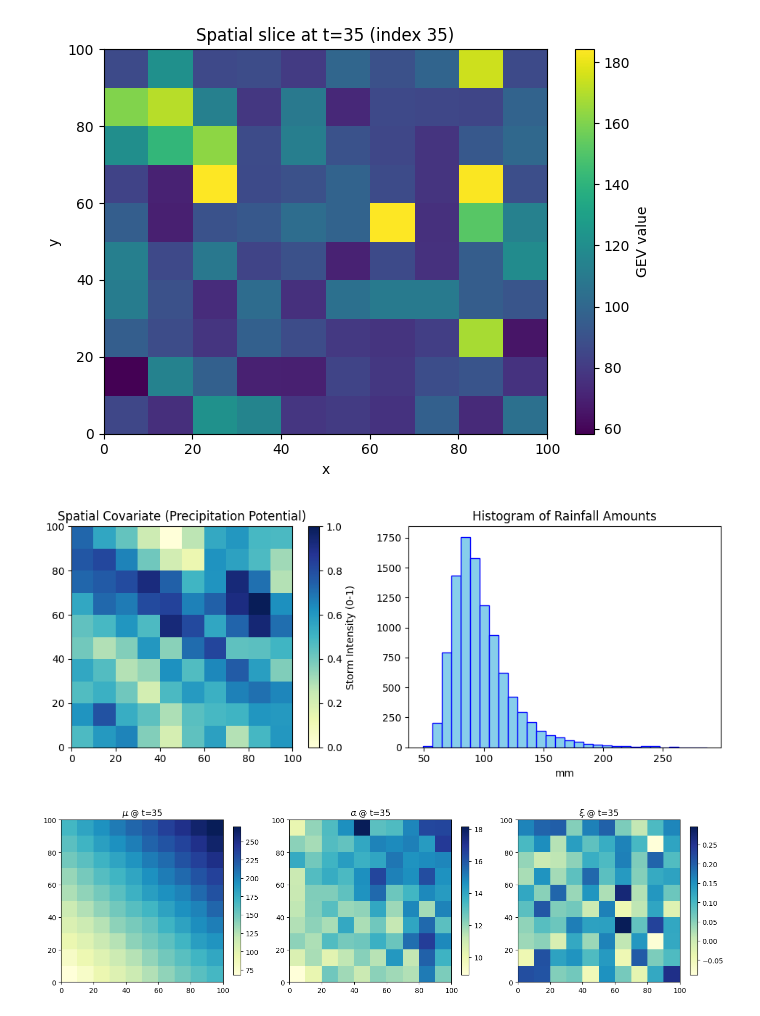
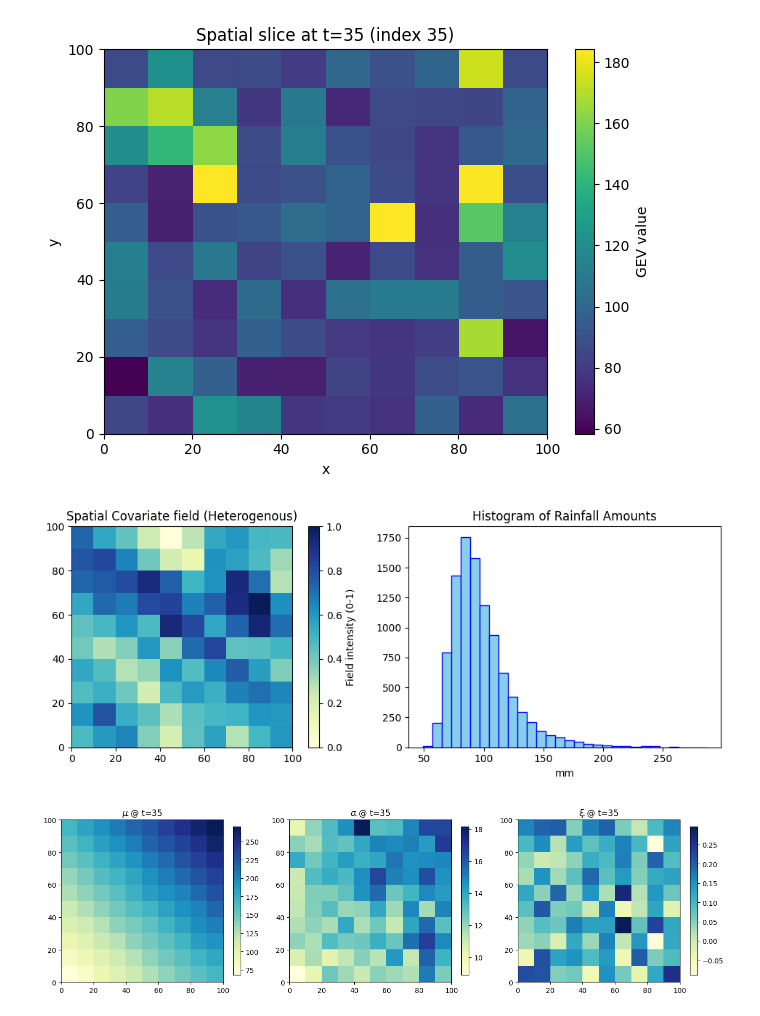
Before and after one commit to RPGSynth/EVT_Univariate, a Jupyter notebook: EVT_Classes/SIM/sim.ipynb, the cells around one changed output. Cells and saved outputs as stored; diff of their text form; code cells hidden in the pictures.

```diff
--- a/EVT_Classes/SIM/sim.ipynb
+++ b/EVT_Classes/SIM/sim.ipynb
@@ -21,32 +21,32 @@ from EVT_Classes.selector import select_spatial_neighborhood
 # %%
 gen_kwargs = dict(n_lat=10, n_lon=10, n_time=100,
                   beta_mu0=70, beta_mu_t=0, beta_ls0=np.log(11.0),beta_ls_s=np.log(2),beta_mu_s=30,xi_noise=False,xi_noise_amp=0.05)
 
-data, meta = generate_gev_dataset_linear(**gen_kwargs,)
+data, meta = generate_gev_dataset_blobs(**gen_kwargs,)
 plot_random_time_series(data, meta)
 plot_random_spatial_slice(data, meta)
 
 # Plot the Field (Should range 0 to 1)
 plt.figure(figsize=(10, 4))
 
 plt.subplot(1, 2, 1)
 # Note: using a colormap like 'Blues' or 'YlGnBu' feels more like rain
 im = plt.imshow(meta["s_field"], origin="lower", cmap="YlGnBu", extent=[0, 100, 0, 100])
-plt.colorbar(im, label="Storm Intensity (0-1)")
-plt.title("Spatial Covariate (Precipitation Potential)")
+plt.colorbar(im, label="Field intensity (0-1)")
+plt.title("Spatial Covariate field (Heterogenous)")
 
 # Plot the resulting Data (Should be > 0)
 plt.subplot(1, 2, 2)
 plt.hist(data.flatten(), bins=30, color='skyblue', edgecolor='blue')
 plt.title("Histogram of Rainfall Amounts")
 plt.xlabel("mm")
 
 plt.tight_layout()
 plt.show()
 # %% [output]
 [figure]
 [figure]
-[figure, old version]
+[figure, new version]
 # %%
 
 def build_teacher(data, meta, n_jobs=-1, backend="threading"):
```
Also changed, not shown: parts of 4 cells of this notebook, 8 other files.
